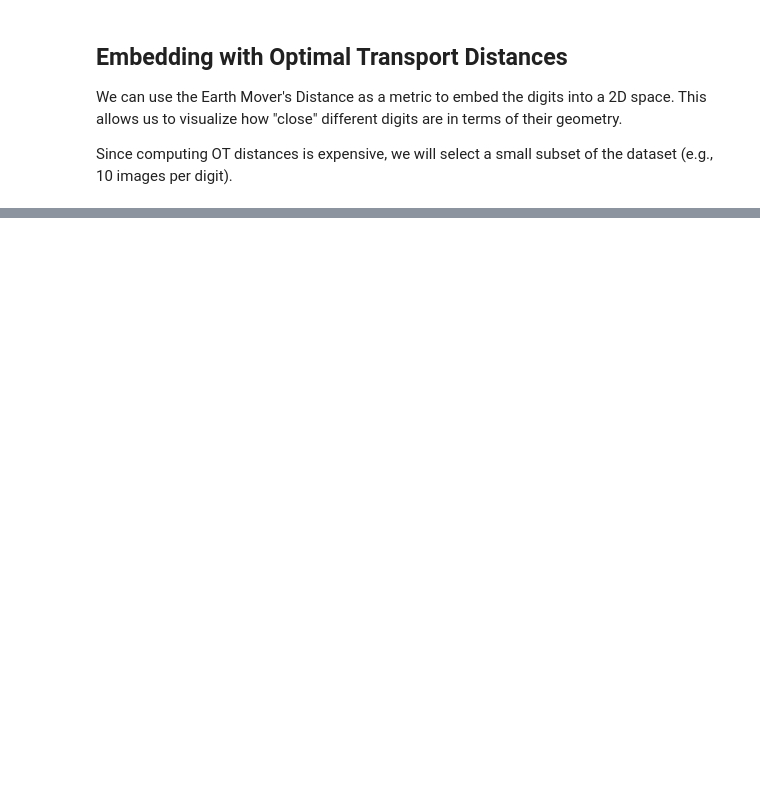
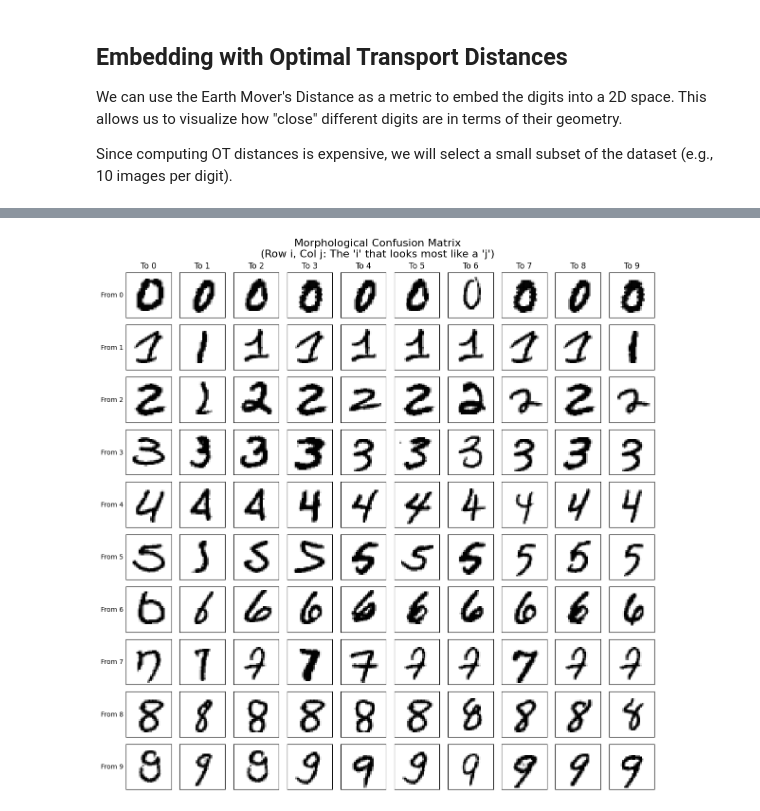
Before and after one commit to leblanc-lab/BrownAI26-OT, a Jupyter notebook: optimal_transport_mnist.ipynb, the cells around one changed output, grey strips where cells are left out. Saved outputs shown, nothing was run; the diff lists cells and outputs as text; code cells hidden in the pictures; blank space fills up the shorter version.

```diff
--- a/optimal_transport_mnist.ipynb
+++ b/optimal_transport_mnist.ipynb
@@ -351,0 +607,39 @@ plot_embedding_images(embedding, subset_images, "t-SNE Embedding with MNIST Imag
+# %%
+# Visualize the "Confusion Matrix" of Morphologies
+n_classes = 10
+plt.figure(figsize=(12, 12))
+
+for i in range(n_classes):
+    indices_i = np.where(subset_labels == i)[0]
+    for j in range(n_classes):
+        indices_j = np.where(subset_labels == j)[0]
+
+        # Extract sub-matrix of distances between class i (rows) and class j (cols)
+        # D_ot is the precomputed NxN distance matrix
+        dists = D_ot[np.ix_(indices_i, indices_j)]
+
+        # Find sample in i that is closest to class j on average
+        # We average over the columns (target class j) to find how close each 'i' is to the 'j' cluster
+        avg_dists = dists.mean(axis=1)
+        best_idx_local = np.argmin(avg_dists)
+        best_idx_global = indices_i[best_idx_local]
+
+        # Plot
+        plt.subplot(n_classes, n_classes, i * n_classes + j + 1)
+        img = subset_images[best_idx_global].reshape(28, 28)
+        plt.imshow(img, cmap='gray_r') # Inverted gray for better visibility of thin strokes
+
+        # Labels
+        if i == 0:
+            plt.title(f"To {j}")
+        if j == 0:
+            plt.ylabel(f"From {i}", rotation=0, ha='right', va='center')
+
+        plt.xticks([])
+        plt.yticks([])
+
+plt.suptitle("Morphological Confusion Matrix\n(Row i, Col j: The 'i' that looks most like a 'j')", fontsize=16)
+plt.tight_layout()
+plt.show()
+# %% [output]
+[figure, added]
```
Also changed, not shown: parts of 8 cells of this notebook, 3 other files.
